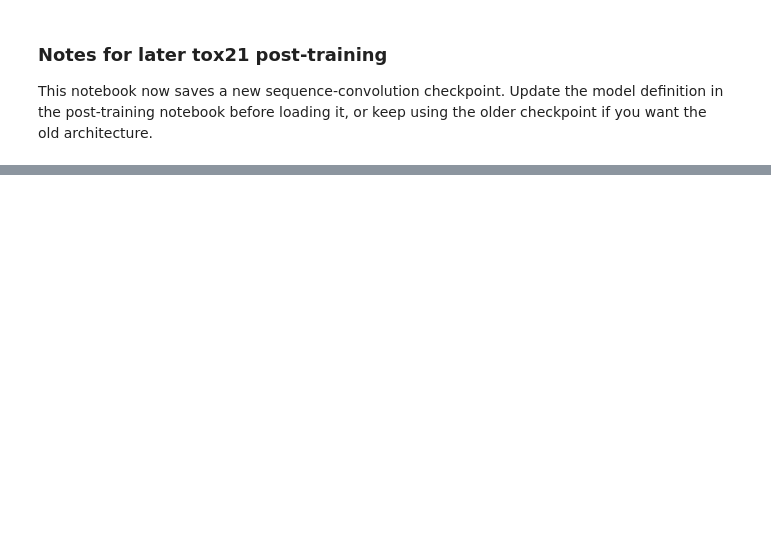
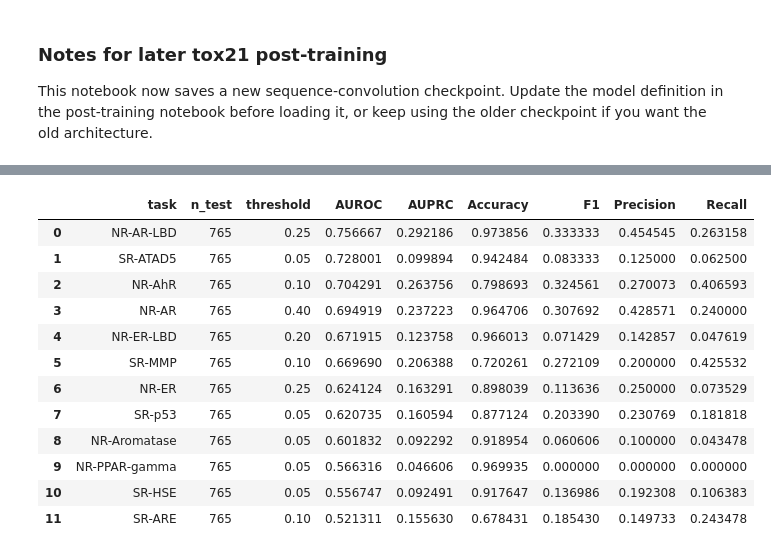
Before and after one commit to iamthomaspruyn/AI-for-Toxicology, a Jupyter notebook: PreTrained_VAE.ipynb, the cells around one changed output, grey strips where cells are left out. Cells and saved outputs as stored; diff of their text form; code cells hidden in the pictures; blank space fills up the shorter version.

Commit message:
gnn initital implementarion, updated VAE training

```diff
--- a/PreTrained_VAE.ipynb
+++ b/PreTrained_VAE.ipynb
@@ -635,0 +980,78 @@ This notebook now saves a new sequence-convolution checkpoint. Update the model
+# %%
+task_rows = []
+roc_curves = {}
+pr_curves = {}
+
+for j, task in enumerate(TASKS):
+    ytr, yv, yt = Y_train[:, j], Y_val[:, j], Y_test[:, j]
+
+    mtr = np.isin(ytr, [0, 1])
+    mv = np.isin(yv, [0, 1])
+    mt = np.isin(yt, [0, 1])
+
+    # Need both classes for training and evaluation
+    if len(np.unique(ytr[mtr])) < 2 or len(np.unique(yt[mt])) < 2:
+        continue
+
+    clf = XGBClassifier(
+        n_estimators=400,
+        max_depth=5,
+        learning_rate=0.05,
+        subsample=0.9,
+        colsample_bytree=0.9,
+        objective="binary:logistic",
+        eval_metric="logloss",
+        random_state=SEED,
+        n_jobs=-1,
+    )
+    clf.fit(Z_train[mtr], ytr[mtr], eval_set=[(Z_val[mv], yv[mv])], verbose=False)
+
+    p_val = clf.predict_proba(Z_val[mv])[:, 1]
+    thresholds = np.linspace(0.05, 0.95, 19)
+    best_t = max(
+        thresholds,
+        key=lambda t: f1_score(yv[mv], (p_val >= t).astype(int), zero_division=0),
+    )
+
+    p_test = clf.predict_proba(Z_test[mt])[:, 1]
+    y_true = yt[mt].astype(int)
+    y_hat = (p_test >= best_t).astype(int)
+
+    auroc = roc_auc_score(y_true, p_test)
+    auprc = average_precision_score(y_true, p_test)
+
+    task_rows.append(
+        {
+            "task": task,
+            "n_test": int(mt.sum()),
+            "threshold": float(best_t),
+            "AUROC": float(auroc),
+            "AUPRC": float(auprc),
+            "Accuracy": float(accuracy_score(y_true, y_hat)),
+            "F1": float(f1_score(y_true, y_hat, zero_division=0)),
+            "Precision": float(precision_score(y_true, y_hat, zero_division=0)),
+            "Recall": float(recall_score(y_true, y_hat, zero_division=0)),
+        }
+    )
+
+    fpr, tpr, _ = roc_curve(y_true, p_test)
+    prec, rec, _ = precision_recall_curve(y_true, p_test)
+    roc_curves[task] = (fpr, tpr, auroc)
+    pr_curves[task] = (rec, prec, auprc, float(y_true.mean()))
+
+metrics_df = pd.DataFrame(task_rows).sort_values("AUROC", ascending=False).reset_index(drop=True)
+metrics_df
+# %% [output]
+|  | task | n_test | threshold | AUROC | AUPRC | Accuracy | F1 | Precision | Recall |
+| 0 | NR-AR-LBD | 765 | 0.25 | 0.756667 | 0.292186 | 0.973856 | 0.333333 | 0.454545 | 0.263158 |
+| 1 | SR-ATAD5 | 765 | 0.05 | 0.728001 | 0.099894 | 0.942484 | 0.083333 | 0.125000 | 0.062500 |
+| 2 | NR-AhR | 765 | 0.10 | 0.704291 | 0.263756 | 0.798693 | 0.324561 | 0.270073 | 0.406593 |
+| 3 | NR-AR | 765 | 0.40 | 0.694919 | 0.237223 | 0.964706 | 0.307692 | 0.428571 | 0.240000 |
+| 4 | NR-ER-LBD | 765 | 0.20 | 0.671915 | 0.123758 | 0.966013 | 0.071429 | 0.142857 | 0.047619 |
+| 5 | SR-MMP | 765 | 0.10 | 0.669690 | 0.206388 | 0.720261 | 0.272109 | 0.200000 | 0.425532 |
+| 6 | NR-ER | 765 | 0.25 | 0.624124 | 0.163291 | 0.898039 | 0.113636 | 0.250000 | 0.073529 |
+| 7 | SR-p53 | 765 | 0.05 | 0.620735 | 0.160594 | 0.877124 | 0.203390 | 0.230769 | 0.181818 |
+| 8 | NR-Aromatase | 765 | 0.05 | 0.601832 | 0.092292 | 0.918954 | 0.060606 | 0.100000 | 0.043478 |
+| 9 | NR-PPAR-gamma | 765 | 0.05 | 0.566316 | 0.046606 | 0.969935 | 0.000000 | 0.000000 | 0.000000 |
+| 10 | SR-HSE | 765 | 0.05 | 0.556747 | 0.092491 | 0.917647 | 0.136986 | 0.192308 | 0.106383 |
+| 11 | SR-ARE | 765 | 0.10 | 0.521311 | 0.155630 | 0.678431 | 0.185430 | 0.149733 | 0.243478 |
```
Also changed, not shown: parts of 17 cells of this notebook, 25 other files.
